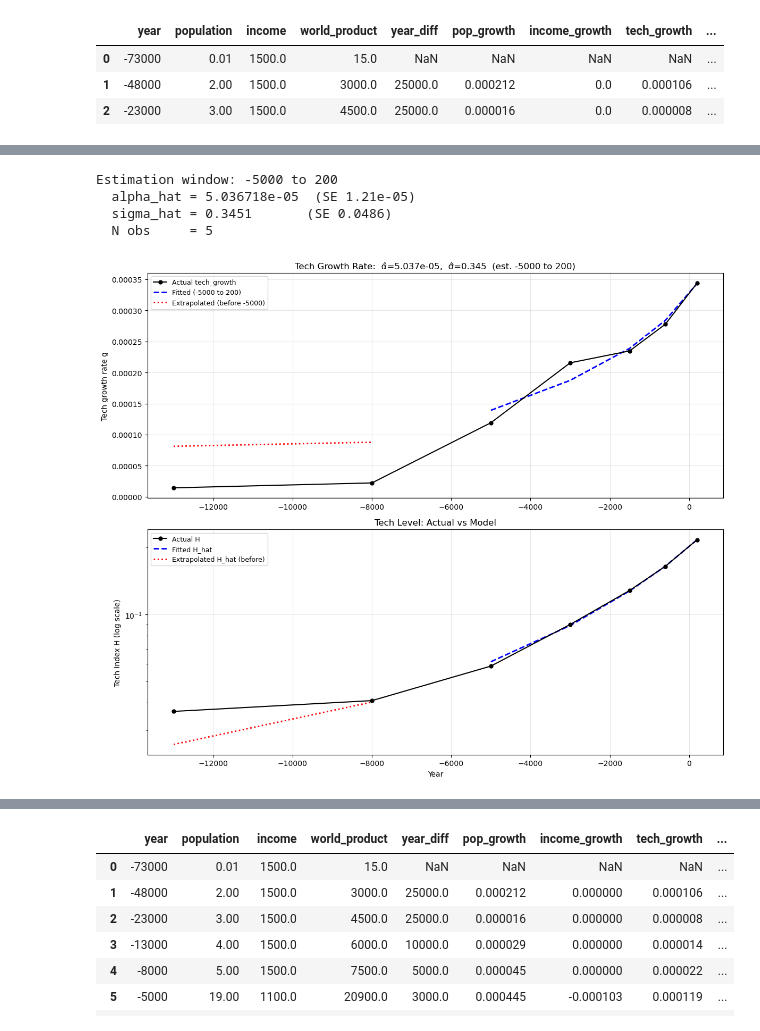
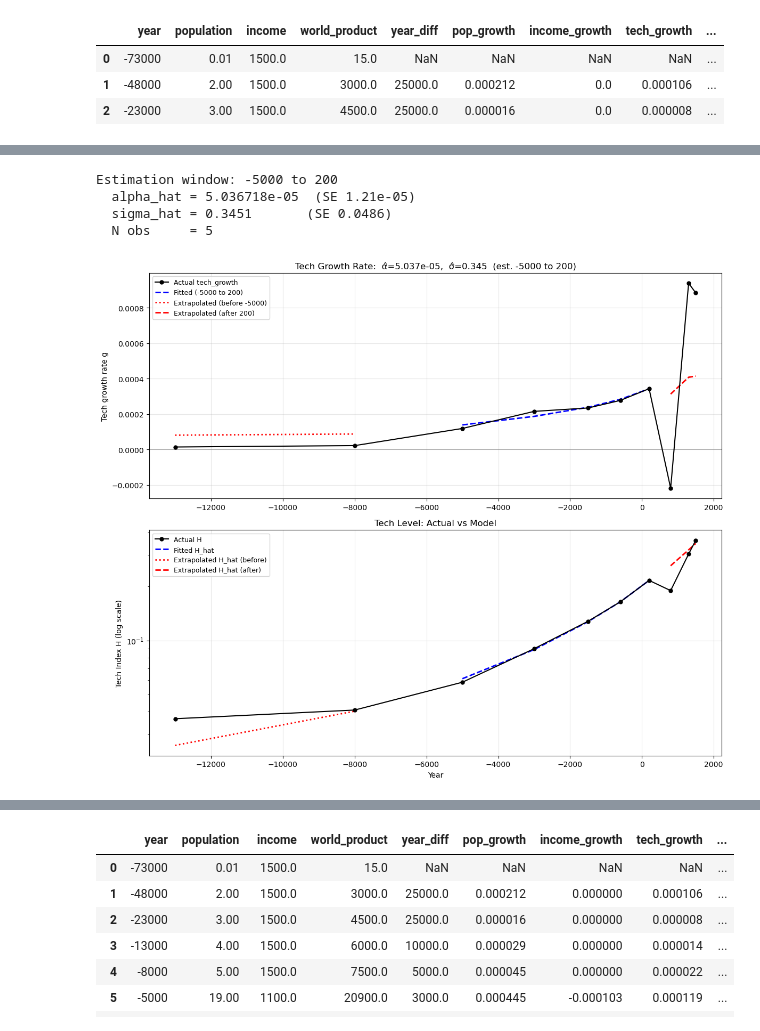
Before and after one commit to braddelong/working_20251227, a Jupyter notebook: 2027-03-18-alpha-sigma-two-heads-plus-stepping-on-toes-econ-196-week-7-1875-hinge-of-history.ipynb, the cells around one changed output, grey strips where cells are left out. Saved outputs shown, nothing was run; the diff lists cells and outputs as text; code cells hidden in the pictures.

```diff
--- a/2027-03-18-alpha-sigma-two-heads-plus-stepping-on-toes-econ-196-week-7-1875-hinge-of-history.ipynb
+++ b/2027-03-18-alpha-sigma-two-heads-plus-stepping-on-toes-econ-196-week-7-1875-hinge-of-history.ipynb
@@ -100,9 +131,11 @@ import numpy as np
 import matplotlib.pyplot as plt
 from scipy.optimize import curve_fit
 
-def estimate_alpha_sigma(initial_year=-5000, final_year=200,
+def estimate_alpha_sigma(human_history_df = human_history_df,
+                         initial_year=-5000, final_year=200,
                          plot_start=-13000, plot_end=2025,
-                         anchor_year=200, show_plot=False
+                         anchor_year=200, show_plot=False,
+                         show_results=True
 ):
     """
     1. Estimate g_t = alpha * P_t^sigma on [initial_year, final_year] via curve_fit.
@@ -134,10 +167,11 @@ def estimate_alpha_sigma(initial_year=-5000, final_year=200,
     alpha_hat, sigma_hat = popt
     se_alpha, se_sigma = np.sqrt(np.diag(pcov))
 
-    print(f"Estimation window: {initial_year} to {final_year}")
-    print(f"  alpha_hat = {alpha_hat:.6e}  (SE {se_alpha:.2e})")
-    print(f"  sigma_hat = {sigma_hat:.4f}       (SE {se_sigma:.4f})")
-    print(f"  N obs     = {len(df_est)}")
+    if show_results:
+        print(f"Estimation window: {initial_year} to {final_year}")
+        print(f"  alpha_hat = {alpha_hat:.6e}  (SE {se_alpha:.2e})")
+        print(f"  sigma_hat = {sigma_hat:.4f}       (SE {se_sigma:.4f})")
+        print(f"  N obs     = {len(df_est)}")
 
     # --- 2. Full dataframe for plotting ---
     mask_all = (
@@ -223,12 +257,12 @@ def estimate_alpha_sigma(initial_year=-5000, final_year=200,
 # %%
 # def estimate_alpha_sigma(initial_year=-5000, final_year=200, plot_start=-13000, plot_end=200, anchor_year=200):
 
 results = estimate_alpha_sigma(initial_year=-5000, final_year=200,
-                               plot_start=-13000, plot_end=200,
+                               plot_start=-13000, plot_end=1500,
                                anchor_year=200, show_plot=True)
 # %% [output]
 Estimation window: -5000 to 200
   alpha_hat = 5.036718e-05  (SE 1.21e-05)
   sigma_hat = 0.3451       (SE 0.0486)
   N obs     = 5
-[figure, old version]
+[figure, new version]
```
Also changed, not shown: parts of 29 cells of this notebook, 1 other file.
